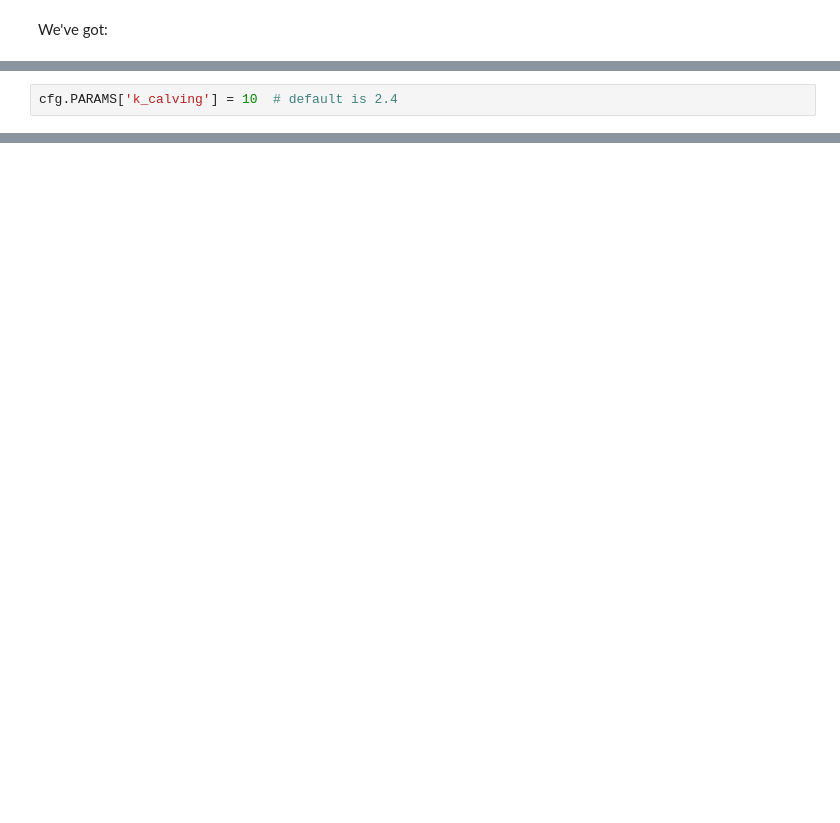
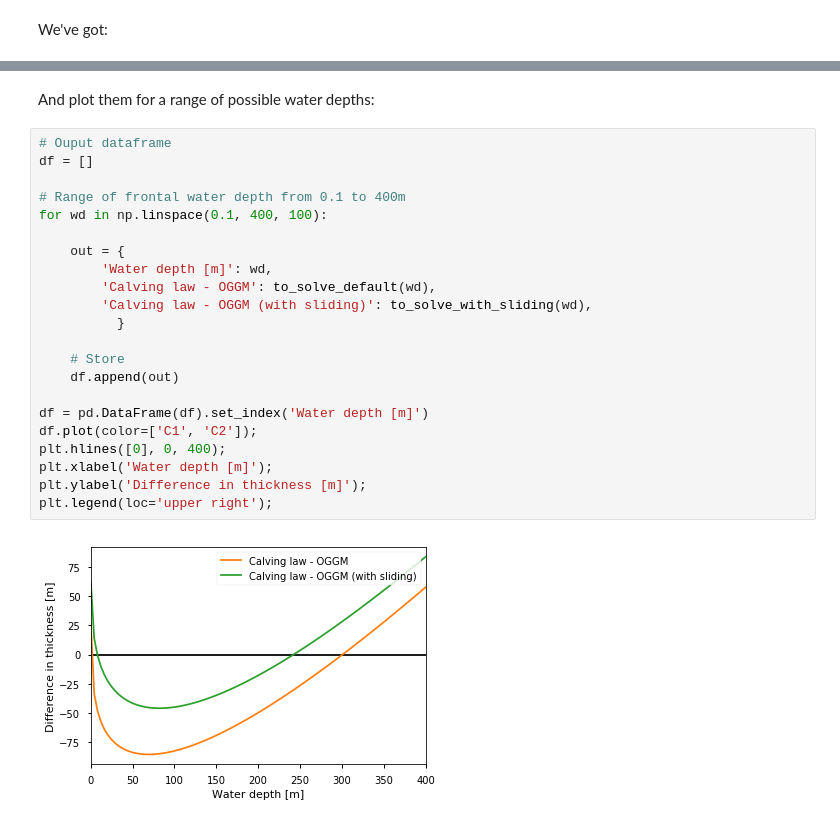
Before and after one commit to OGGM/oggm-edu-notebooks, a Jupyter notebook: oggm-tuto/inversion_with_frontal_ablation.ipynb, the cells around one changed output, grey strips where cells are left out. Cells and saved outputs as stored; diff of their text form; blank space fills up the shorter version.

```diff
--- a/oggm-tuto/inversion_with_frontal_ablation.ipynb
+++ b/oggm-tuto/inversion_with_frontal_ablation.ipynb
@@ -167,2 +148,0 @@ Let's simulate this case on our glacier, here by setting an unrealistically larg
-# %%
-cfg.PARAMS['k_calving'] = 10  # default is 2.4
@@ -191,0 +191,26 @@ You have several options from here:
+# %% [markdown]
+And plot them for a range of possible water depths:
+# %%
+# Ouput dataframe
+df = []
+
+# Range of frontal water depth from 0.1 to 400m
+for wd in np.linspace(0.1, 400, 100):
+
+    out = {
+        'Water depth [m]': wd,
+        'Calving law - OGGM': to_solve_default(wd),
+        'Calving law - OGGM (with sliding)': to_solve_with_sliding(wd),
+          }
+
+    # Store
+    df.append(out)
+
+df = pd.DataFrame(df).set_index('Water depth [m]')
+df.plot(color=['C1', 'C2']);
+plt.hlines([0], 0, 400);
+plt.xlabel('Water depth [m]');
+plt.ylabel('Difference in thickness [m]');
+plt.legend(loc='upper right');
+# %% [output]
+[figure, added]
```
Also changed, not shown: parts of 79 cells of this notebook, 1 other file.
